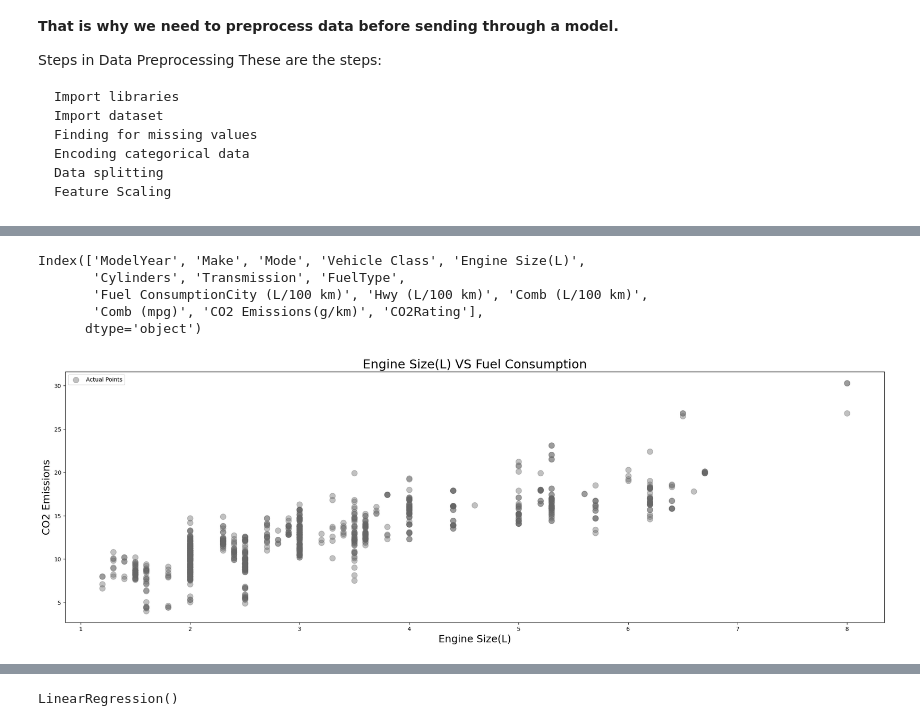
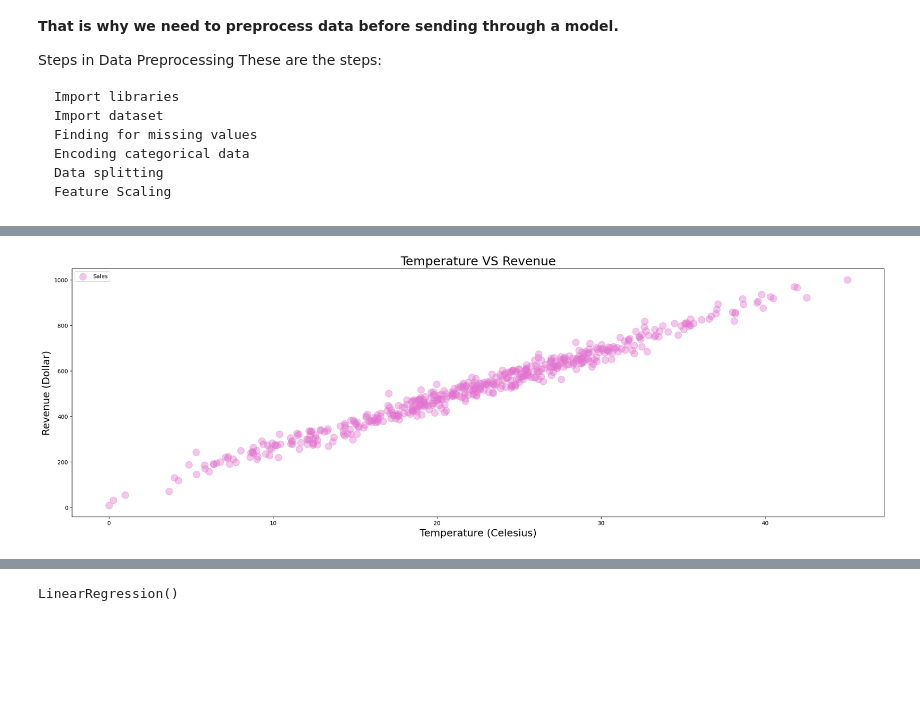
Before and after one commit to Bharadwaj-Sathya/AI, a Jupyter notebook: MachineLearning/SupervisedLearning/Regression/SimpleLinearRegression/Project/SimpleLinearRegression.ipynb, the cells around one changed output, grey strips where cells are left out. Drawn from its saved outputs; the diff is of its cells as text; code cells hidden in the pictures; blank space fills up the shorter version.

Commit message:
New Data set for simple linear regression is updated

```diff
--- a/MachineLearning/SupervisedLearning/Regression/SimpleLinearRegression/Project/SimpleLinearRegression.ipynb
+++ b/MachineLearning/SupervisedLearning/Regression/SimpleLinearRegression/Project/SimpleLinearRegression.ipynb
@@ -44,6 +45,6 @@ from sklearn.metrics import mean_squared_error
 # Path
 data_path = './Data/'
 # %%
-raw_fuel_consumption = pd.read_csv(data_path+"MY2022 Fuel Consumption Ratings.csv", encoding='cp1252', sep=',', dtype='unicode',  low_memory=False, index_col=0).reset_index()
-raw_fuel_consumption.shape
+data = pd.read_csv(data_path+"IceCreamData.csv").reset_index(drop=True)
+data.shape
 # %% [output]
@@ -104 +80,4 @@ raw_fuel_consumption[0:956]
+# %%
+# Rename the columns
+data.rename(columns={ 'Temperature': 'Temperature(Celsius)', 'Revenue': 'Revenue(Dollar)'}, inplace=True)
 # %%
@@ -221,18 +87,10 @@ memory usage: 85.9+ KB
-# %%
-fuel_consumption.columns
-# %% [output]
-Index(['ModelYear', 'Make', 'Mode', 'Vehicle Class', 'Engine Size(L)',
-       'Cylinders', 'Transmission', 'FuelType',
-       'Fuel ConsumptionCity (L/100 km)', 'Hwy (L/100 km)', 'Comb (L/100 km)',
-       'Comb (mpg)', 'CO2 Emissions(g/km)', 'CO2Rating'],
-      dtype='object')
 # %%
 fig = plt.figure(figsize=[26, 8])
-plt.scatter( fuel_consumption['Engine Size(L)'], fuel_consumption['Fuel ConsumptionCity (L/100 km)'], s=100, alpha = 0.4, color ='#666666', label = 'Actual Points')
-plt.title('Engine Size(L) VS Fuel Consumption', fontsize = 22)
-plt.xlabel('Engine Size(L)', fontsize = 18)
-plt.ylabel('CO2 Emissions', fontsize = 18)
+plt.scatter( data['Temperature(Celsius)'], data['Revenue(Dollar)'], s=150, alpha = 0.4, color ='#E274CF',label = 'Sales')
+plt.title('Temperature VS Revenue', fontsize = 22)
+plt.xlabel('Temperature (Celesius)', fontsize = 18)
+plt.ylabel('Revenue (Dollar)', fontsize = 18)
 plt.legend()
 plt.show()
 # %% [output]
-[figure, old version]
+[figure, new version]
```
Also changed, not shown: parts of 38 cells of this notebook, 4 other files.
